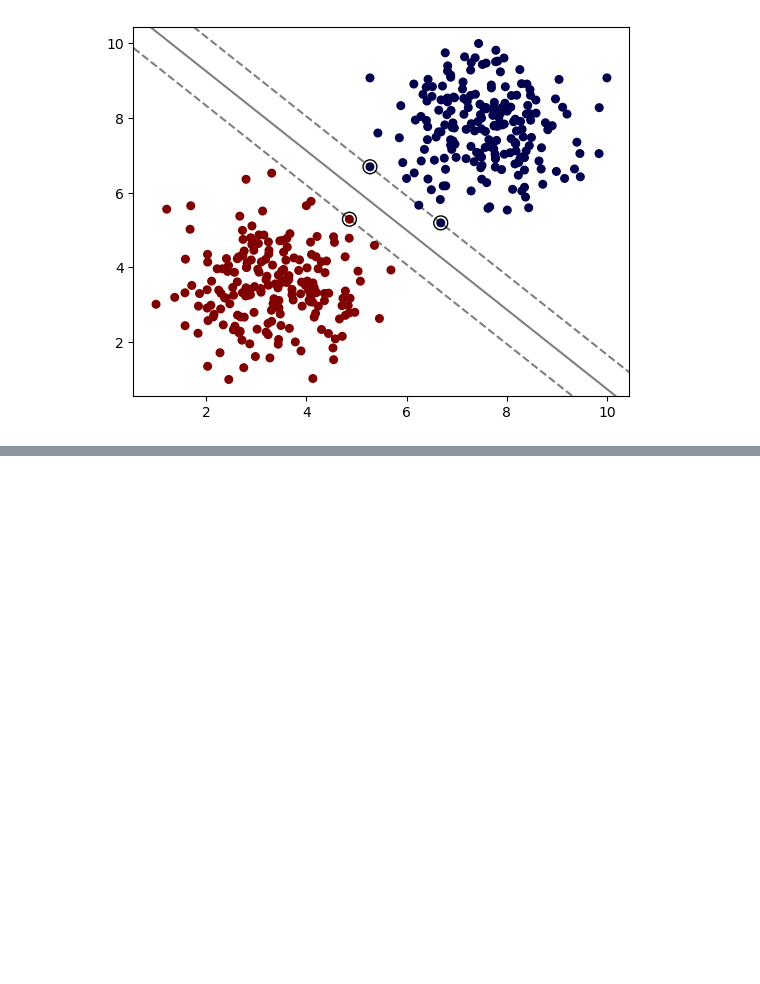
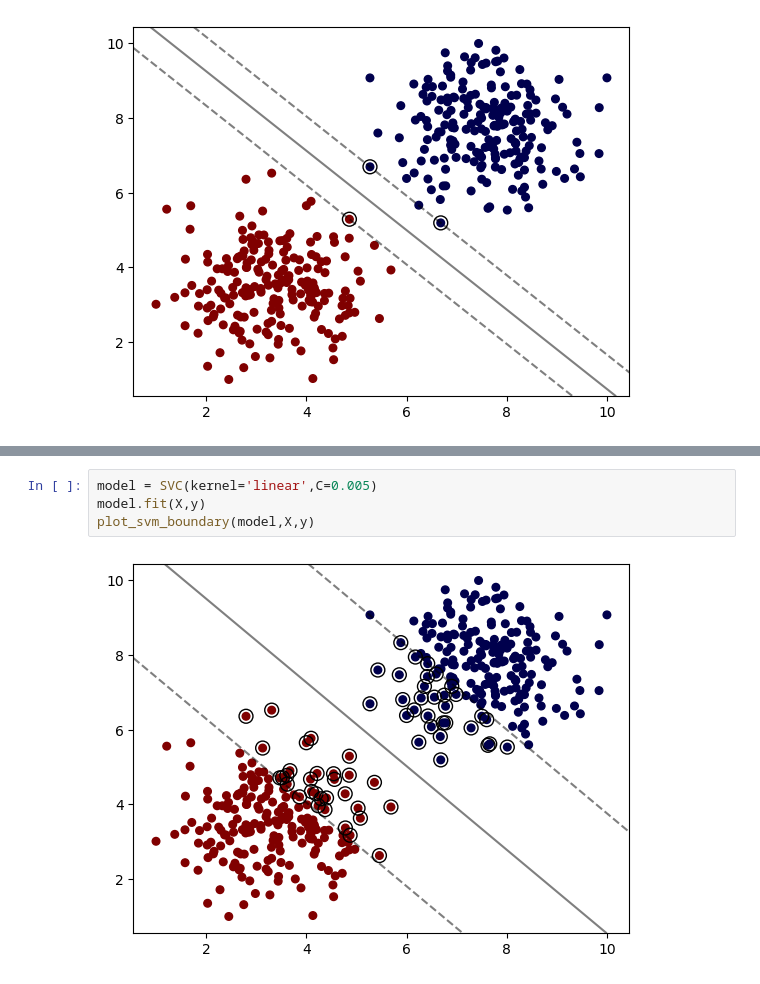
Before and after one commit to NadeemDin/ML-Support-Vector-Machines, a Jupyter notebook: SVM with Scikit-Learn.ipynb, the cells around one changed output, grey strips where cells are left out. Saved outputs shown, nothing was run; the diff lists cells and outputs as text; blank space fills up the shorter version.

```diff
--- a/SVM with Scikit-Learn.ipynb
+++ b/SVM with Scikit-Learn.ipynb
@@ -60,0 +75,6 @@ plot_svm_boundary(model,X,y)
+# %%
+model = SVC(kernel='linear',C=0.005)
+model.fit(X,y)
+plot_svm_boundary(model,X,y)
+# %% [output]
+[figure, added]
```
Also changed, not shown: parts of 18 cells of this notebook.
